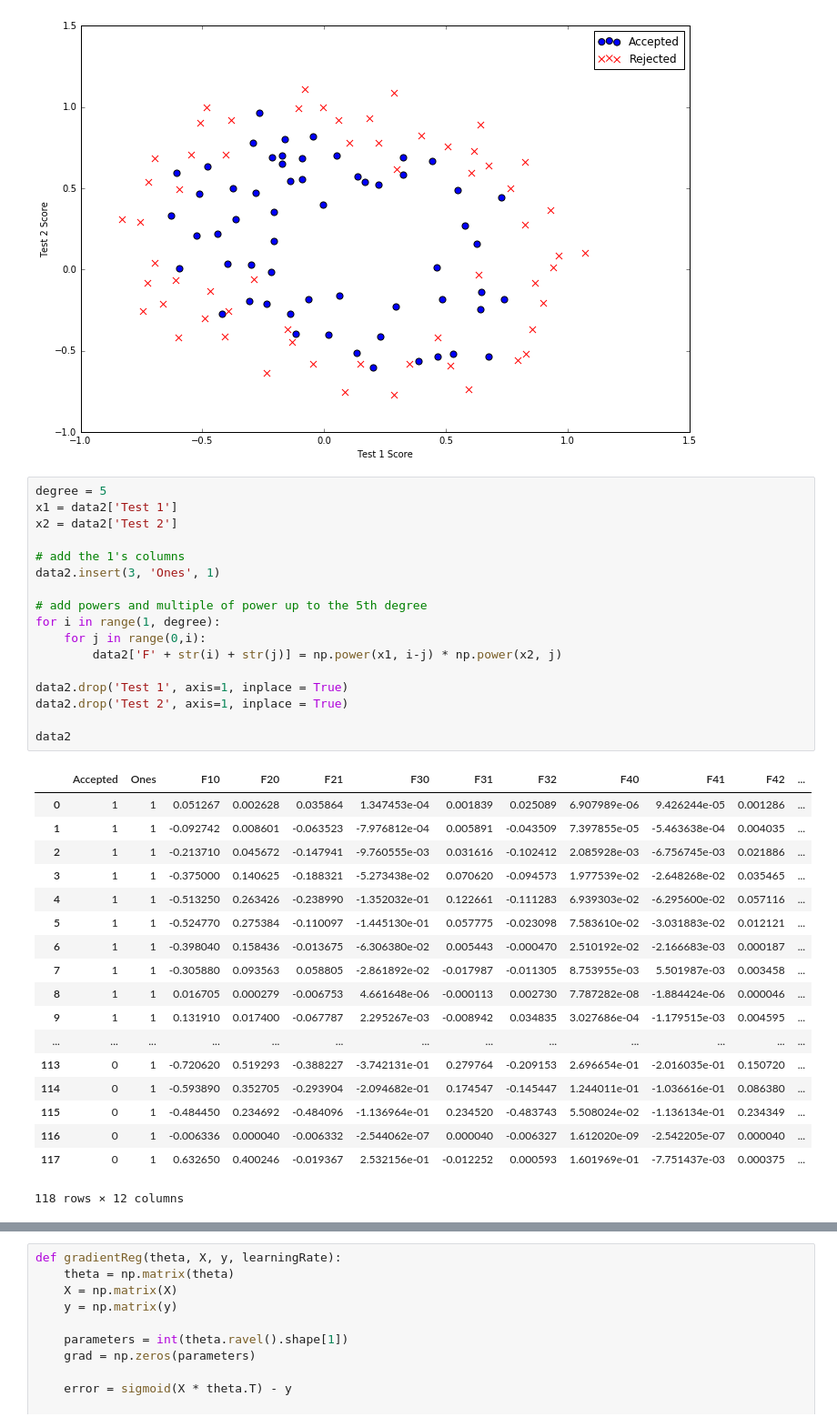
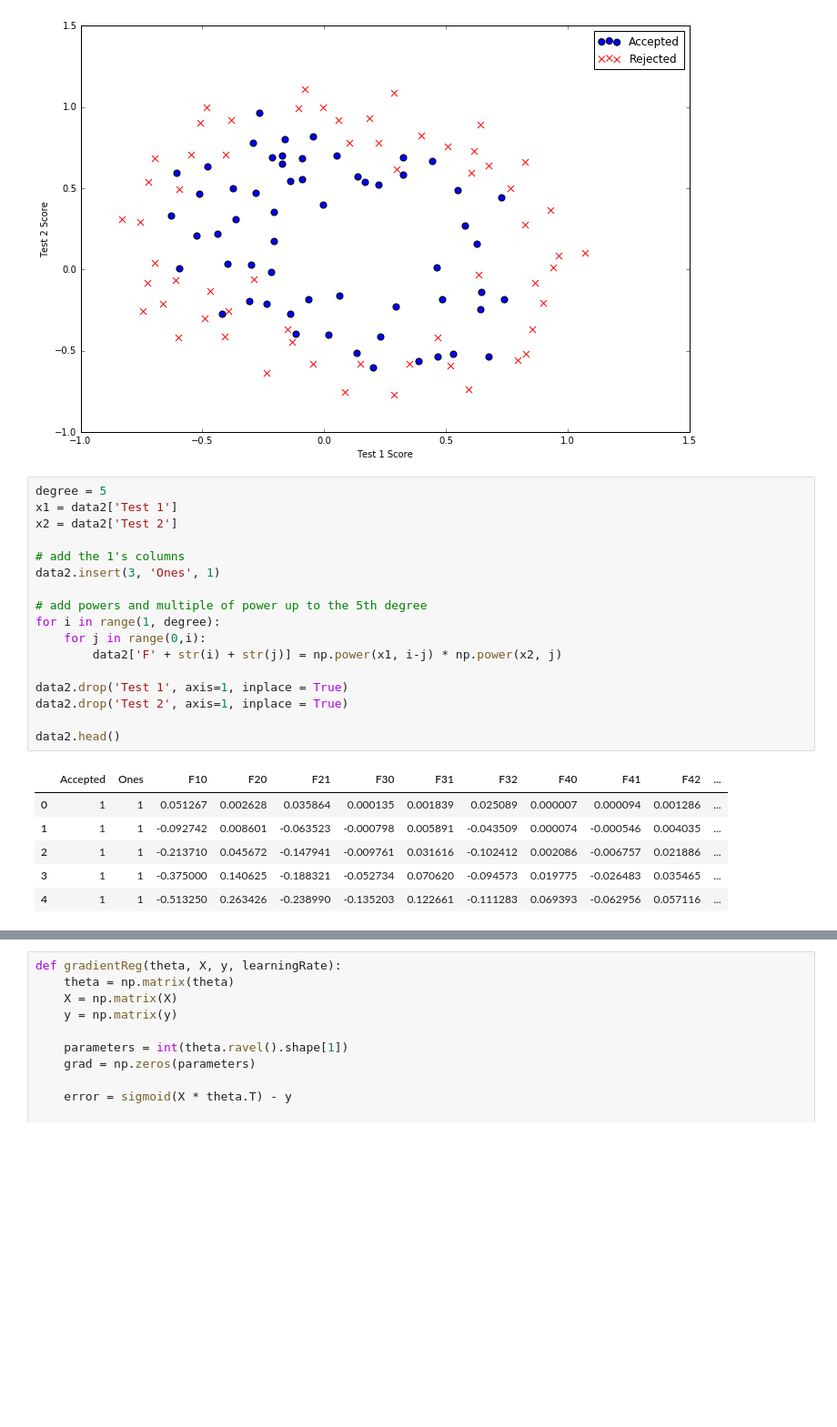
Before and after one commit to zebesta/ML-in-python, a Jupyter notebook: logistic regression.ipynb, the cells around one changed output, grey strips where cells are left out. Shown at 91% size. Drawn from its saved outputs; the diff is of its cells as text; blank space fills up the shorter version.

```diff
--- a/logistic regression.ipynb
+++ b/logistic regression.ipynb
@@ -121,39 +121,27 @@ ax.set_ylabel('Test 2 Score')
 # %%
 degree = 5
 x1 = data2['Test 1']
 x2 = data2['Test 2']
 
 # add the 1's columns
 data2.insert(3, 'Ones', 1)
 
 # add powers and multiple of power up to the 5th degree
 for i in range(1, degree):
     for j in range(0,i):
         data2['F' + str(i) + str(j)] = np.power(x1, i-j) * np.power(x2, j)
 
 data2.drop('Test 1', axis=1, inplace = True)
 data2.drop('Test 2', axis=1, inplace = True)
 
-data2
+data2.head()
 # %% [output]
 |  | Accepted | Ones | F10 | F20 | F21 | F30 | F31 | F32 | F40 | F41 | F42 | ... |
-| 0 | 1 | 1 | 0.051267 | 0.002628 | 0.035864 | 1.347453e-04 | 0.001839 | 0.025089 | 6.907989e-06 | 9.426244e-05 | 0.001286 | ... |
-| 1 | 1 | 1 | -0.092742 | 0.008601 | -0.063523 | -7.976812e-04 | 0.005891 | -0.043509 | 7.397855e-05 | -5.463638e-04 | 0.004035 | ... |
-| 2 | 1 | 1 | -0.213710 | 0.045672 | -0.147941 | -9.760555e-03 | 0.031616 | -0.102412 | 2.085928e-03 | -6.756745e-03 | 0.021886 | ... |
-| 3 | 1 | 1 | -0.375000 | 0.140625 | -0.188321 | -5.273438e-02 | 0.070620 | -0.094573 | 1.977539e-02 | -2.648268e-02 | 0.035465 | ... |
-| 4 | 1 | 1 | -0.513250 | 0.263426 | -0.238990 | -1.352032e-01 | 0.122661 | -0.111283 | 6.939303e-02 | -6.295600e-02 | 0.057116 | ... |
-| 5 | 1 | 1 | -0.524770 | 0.275384 | -0.110097 | -1.445130e-01 | 0.057775 | -0.023098 | 7.583610e-02 | -3.031883e-02 | 0.012121 | ... |
-| 6 | 1 | 1 | -0.398040 | 0.158436 | -0.013675 | -6.306380e-02 | 0.005443 | -0.000470 | 2.510192e-02 | -2.166683e-03 | 0.000187 | ... |
-| 7 | 1 | 1 | -0.305880 | 0.093563 | 0.058805 | -2.861892e-02 | -0.017987 | -0.011305 | 8.753955e-03 | 5.501987e-03 | 0.003458 | ... |
-| 8 | 1 | 1 | 0.016705 | 0.000279 | -0.006753 | 4.661648e-06 | -0.000113 | 0.002730 | 7.787282e-08 | -1.884424e-06 | 0.000046 | ... |
-| 9 | 1 | 1 | 0.131910 | 0.017400 | -0.067787 | 2.295267e-03 | -0.008942 | 0.034835 | 3.027686e-04 | -1.179515e-03 | 0.004595 | ... |
-| ... | ... | ... | ... | ... | ... | ... | ... | ... | ... | ... | ... | ... |
-| 113 | 0 | 1 | -0.720620 | 0.519293 | -0.388227 | -3.742131e-01 | 0.279764 | -0.209153 | 2.696654e-01 | -2.016035e-01 | 0.150720 | ... |
-| 114 | 0 | 1 | -0.593890 | 0.352705 | -0.293904 | -2.094682e-01 | 0.174547 | -0.145447 | 1.244011e-01 | -1.036616e-01 | 0.086380 | ... |
-| 115 | 0 | 1 | -0.484450 | 0.234692 | -0.484096 | -1.136964e-01 | 0.234520 | -0.483743 | 5.508024e-02 | -1.136134e-01 | 0.234349 | ... |
-| 116 | 0 | 1 | -0.006336 | 0.000040 | -0.006332 | -2.544062e-07 | 0.000040 | -0.006327 | 1.612020e-09 | -2.542205e-07 | 0.000040 | ... |
-| 117 | 0 | 1 | 0.632650 | 0.400246 | -0.019367 | 2.532156e-01 | -0.012252 | 0.000593 | 1.601969e-01 | -7.751437e-03 | 0.000375 | ... |
+| 0 | 1 | 1 | 0.051267 | 0.002628 | 0.035864 | 0.000135 | 0.001839 | 0.025089 | 0.000007 | 0.000094 | 0.001286 | ... |
+| 1 | 1 | 1 | -0.092742 | 0.008601 | -0.063523 | -0.000798 | 0.005891 | -0.043509 | 0.000074 | -0.000546 | 0.004035 | ... |
+| 2 | 1 | 1 | -0.213710 | 0.045672 | -0.147941 | -0.009761 | 0.031616 | -0.102412 | 0.002086 | -0.006757 | 0.021886 | ... |
+| 3 | 1 | 1 | -0.375000 | 0.140625 | -0.188321 | -0.052734 | 0.070620 | -0.094573 | 0.019775 | -0.026483 | 0.035465 | ... |
+| 4 | 1 | 1 | -0.513250 | 0.263426 | -0.238990 | -0.135203 | 0.122661 | -0.111283 | 0.069393 | -0.062956 | 0.057116 | ... |
-118 rows × 12 columns
 # %%
 def costReg(theta, X, y, learningRate):
     theta = np.matrix(theta)
```
Also changed, not shown: parts of 5 cells of this notebook.
